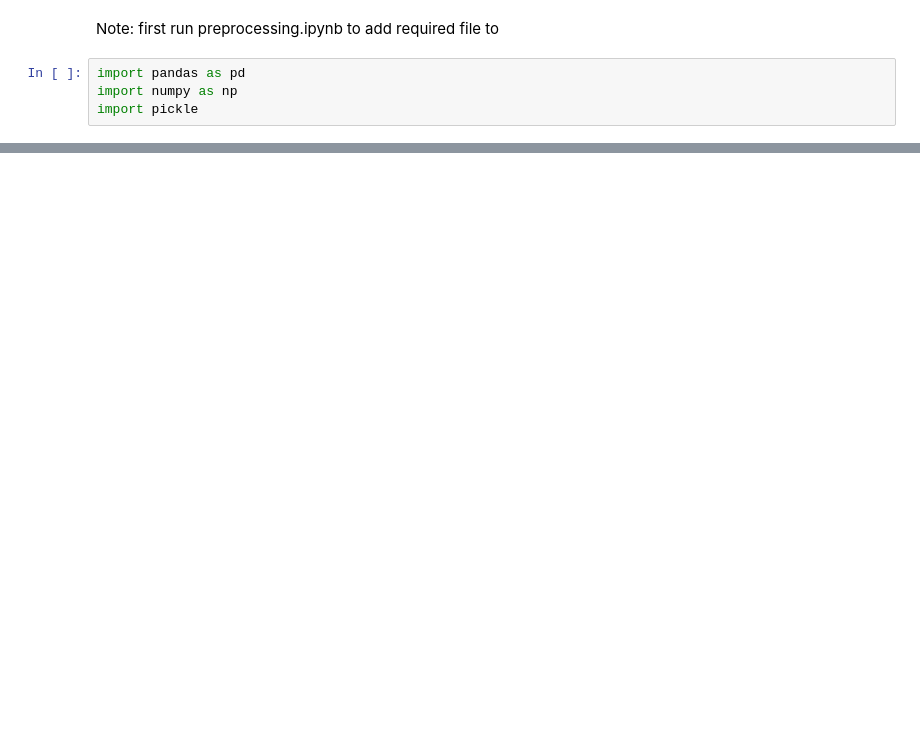
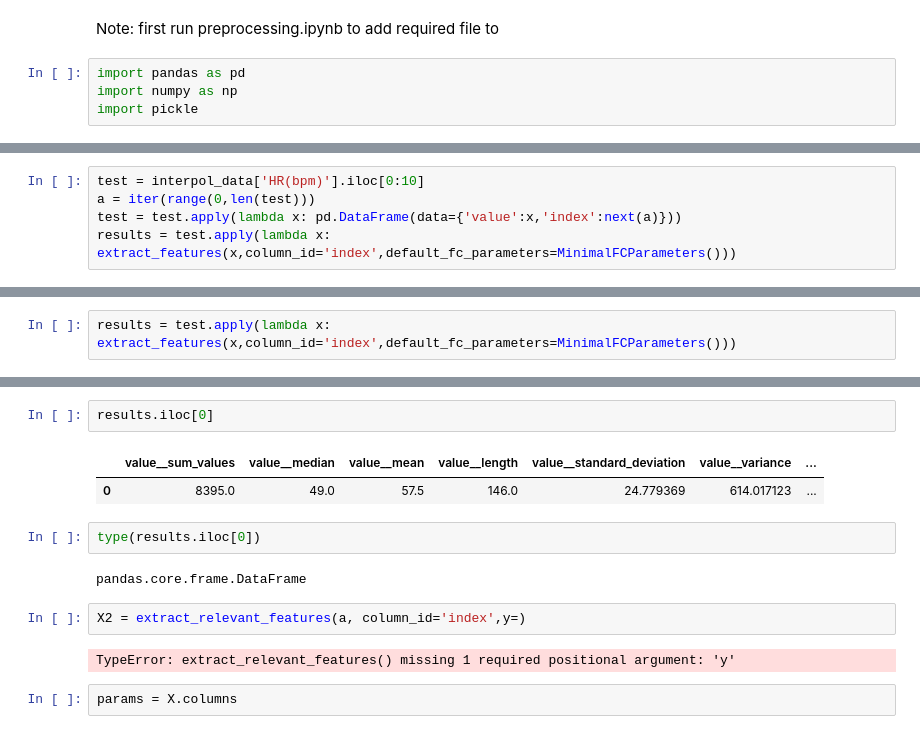
Before and after one commit to FlorisSchmidt/ML, a Jupyter notebook: feature_extraction.ipynb, the cells around one changed output, grey strips where cells are left out. Saved outputs shown, nothing was run; the diff lists cells and outputs as text; blank space fills up the shorter version.

```diff
--- a/feature_extraction.ipynb
+++ b/feature_extraction.ipynb
@@ -106,0 +82,5 @@ data100.sort_values(by=['Length_MeetTijd'], ascending=True).head(10)
+# %%
+test = interpol_data['HR(bpm)'].iloc[0:10]
+a = iter(range(0,len(test)))
+test = test.apply(lambda x: pd.DataFrame(data={'value':x,'index':next(a)}))
+results = test.apply(lambda x: extract_features(x,column_id='index',default_fc_parameters=MinimalFCParameters()))
@@ -106,0 +89,2 @@ data100.sort_values(by=['Length_MeetTijd'], ascending=True).head(10)
+# %%
+results = test.apply(lambda x: extract_features(x,column_id='index',default_fc_parameters=MinimalFCParameters()))
@@ -106,0 +109,15 @@ data100.sort_values(by=['Length_MeetTijd'], ascending=True).head(10)
+# %%
+results.iloc[0]
+# %% [output]
+|  | value__sum_values | value__median | value__mean | value__length | value__standard_deviation | value__variance | ... |
+| 0 | 8395.0 | 49.0 | 57.5 | 146.0 | 24.779369 | 614.017123 | ... |
+# %%
+type(results.iloc[0])
+# %% [output]
+pandas.core.frame.DataFrame
+# %%
+X2 = extract_relevant_features(a, column_id='index',y=)
+# %% [output]
+TypeError: extract_relevant_features() missing 1 required positional argument: 'y'
+# %%
+params = X.columns
```
Also changed, not shown: parts of 28 cells of this notebook, 1 other file.
